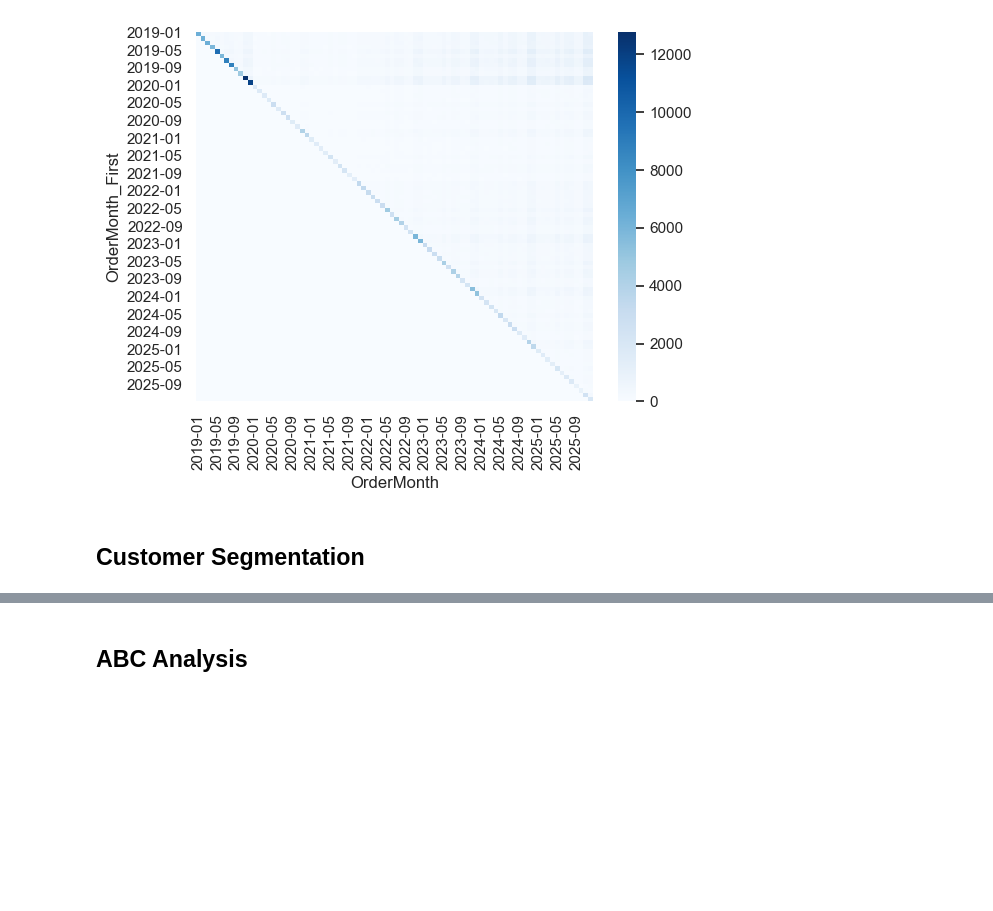
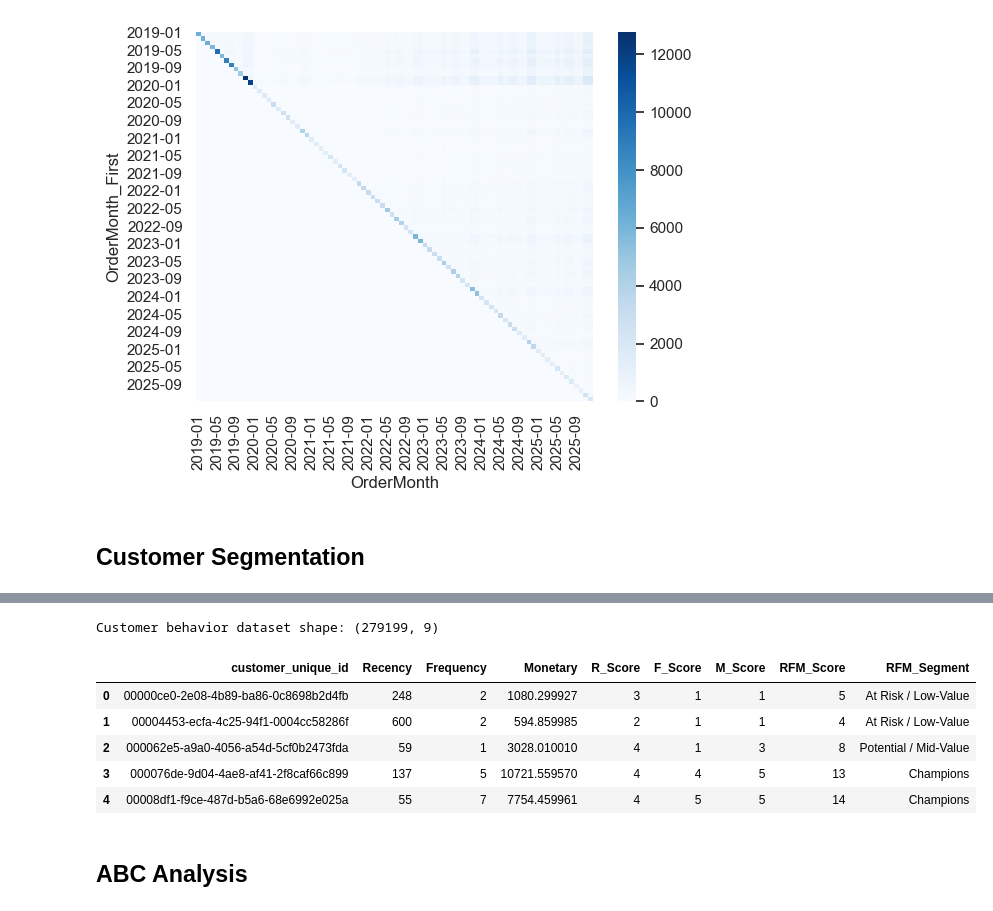
Before and after one commit to Niranjana2599/AI-Commerce-Analytics-Platform, a Jupyter notebook: notebooks/04_Customer_Analytics_RFM.ipynb, the cells around one changed output, grey strips where cells are left out. Saved outputs shown, nothing was run; the diff lists cells and outputs as text; code cells hidden in the pictures; blank space fills up the shorter version.

```diff
--- a/notebooks/04_Customer_Analytics.ipynb
+++ b/notebooks/04_Customer_Analytics_RFM.ipynb
@@ -128,3 +233,29 @@ plt.show()
+# %%
+# Customer behavior dataset: existing customer metrics + RFM scores
+customer_behavior = rfm.copy()
+
+# Keep useful existing customer-level behavior columns when they already exist in master_df.
+existing_customer_cols = [
+    "Total_Orders", "Total_Spend", "Average_Order_Value", "Avg_Review_Score",
+    "Avg_Delivery_Delay", "Avg_Discount", "Avg_Freight", "Product_Diversity",
+    "Payment_Method", "Months_Since_Last_Purchase"
+]
+
+available = [c for c in existing_customer_cols if c in master_df.columns]
+if available:
+    customer_level = master_df.groupby(cust_col)[available].first().reset_index()
+    customer_behavior = customer_behavior.merge(customer_level, on=cust_col, how="left")
+
+print("Customer behavior dataset shape:", customer_behavior.shape)
+display(customer_behavior.head())
+# %% [output]
+Customer behavior dataset shape: (279199, 9)
+|  | customer_unique_id | Recency | Frequency | Monetary | R_Score | F_Score | M_Score | RFM_Score | RFM_Segment |
+| 0 | 00000ce0-2e08-4b89-ba86-0c8698b2d4fb | 248 | 2 | 1080.299927 | 3 | 1 | 1 | 5 | At Risk / Low-Value |
+| 1 | 00004453-ecfa-4c25-94f1-0004cc58286f | 600 | 2 | 594.859985 | 2 | 1 | 1 | 4 | At Risk / Low-Value |
+| 2 | 000062e5-a9a0-4056-a54d-5cf0b2473fda | 59 | 1 | 3028.010010 | 4 | 1 | 3 | 8 | Potential / Mid-Value |
+| 3 | 000076de-9d04-4ae8-af41-2f8caf66c899 | 137 | 5 | 10721.559570 | 4 | 4 | 5 | 13 | Champions |
+| 4 | 00008df1-f9ce-487d-b5a6-68e6992e025a | 55 | 7 | 7754.459961 | 4 | 5 | 5 | 14 | Champions |
 # %% [markdown]
 ## ABC Analysis
 # %%
```
Also changed, not shown: parts of 14 cells of this notebook, 4 other files.
